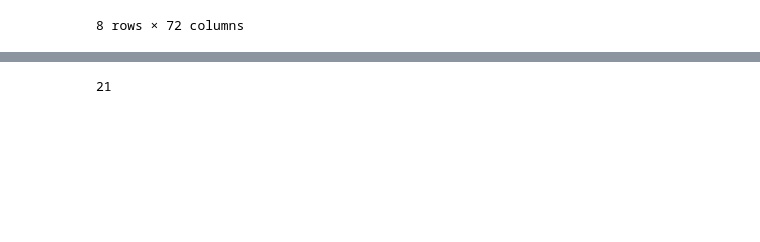
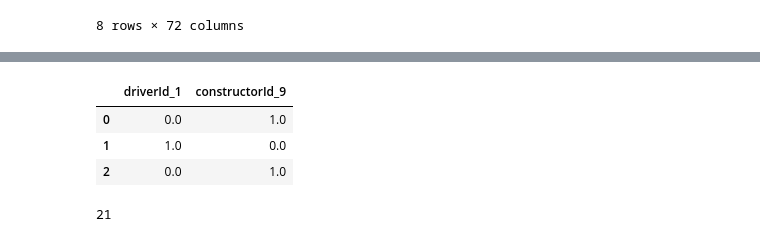
Before and after one commit to Yoshi234/f1-fanatasy-analysis, a Jupyter notebook: code/modeling/nick_learning.ipynb, the cells around one changed output, grey strips where cells are left out. Saved outputs shown, nothing was run; the diff lists cells and outputs as text; code cells hidden in the pictures; blank space fills up the shorter version.

```diff
--- a/code/modeling/nick_learning.ipynb
+++ b/code/modeling/nick_learning.ipynb
@@ -954,3 +1012,11 @@ y37[::5]
+# %%
+df4 = df4[['driverId_1', 'constructorId_9']]
+df4[:3]
+# %% [output]
+|  | driverId_1 | constructorId_9 |
+| 0 | 0.0 | 1.0 |
+| 1 | 1.0 | 0.0 |
+| 2 | 0.0 | 1.0 |
 # %%
 num_races = pd.read_feather("../../data/clean_model_data.feather")
 len(num_races[num_races['year'] == 2018]['round'].unique())
```
Also changed, not shown: parts of 6 cells of this notebook.
